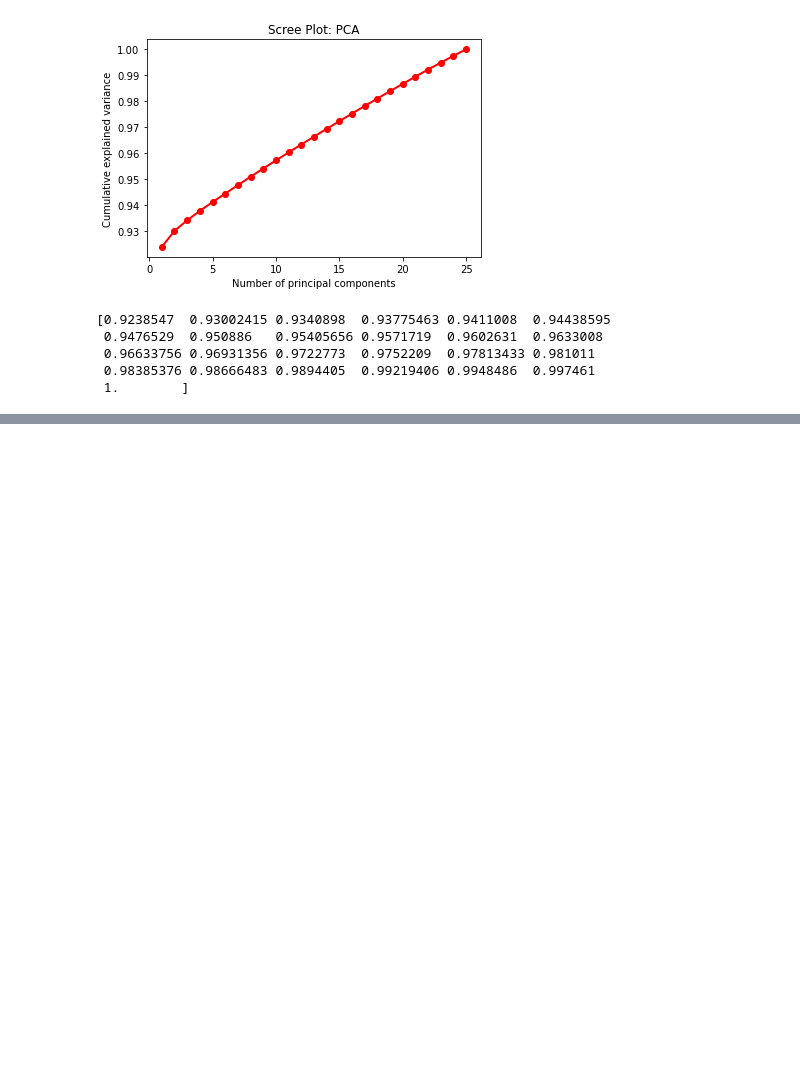
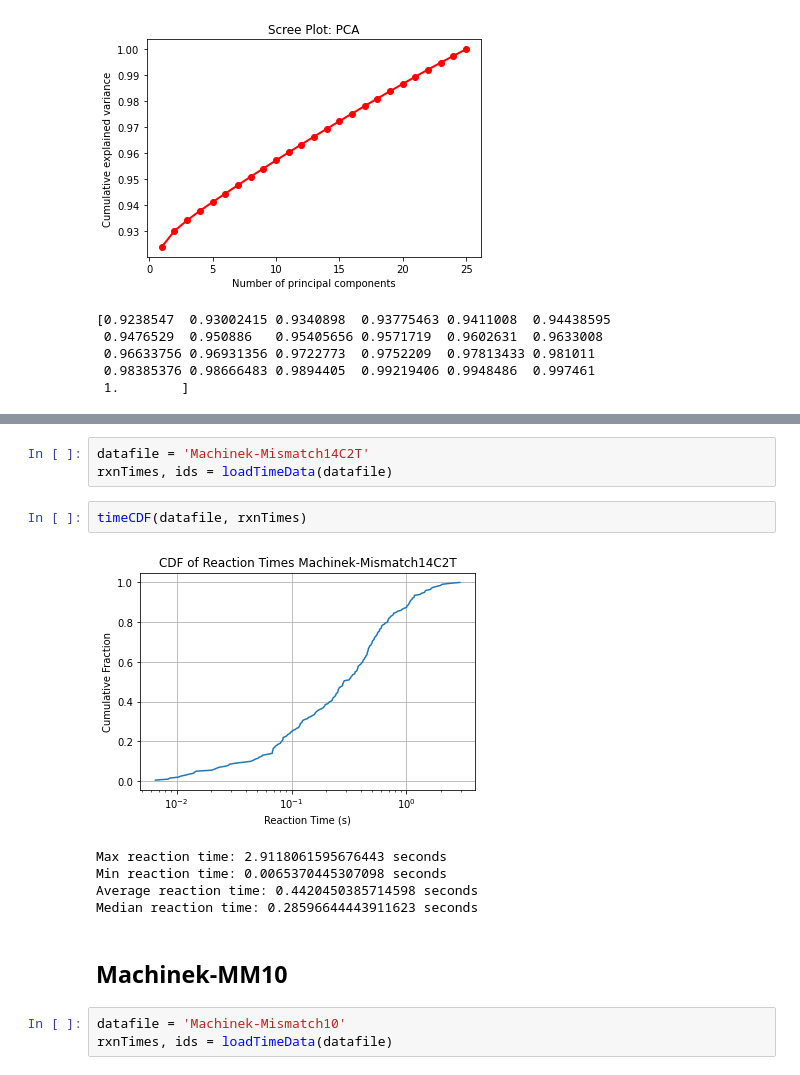
Before and after one commit to chenwei-zhang/ViDa, a Jupyter notebook: vida/threestrand_note_stats.ipynb, the cells around one changed output, grey strips where cells are left out. Drawn from its saved outputs; the diff is of its cells as text; blank space fills up the shorter version.

```diff
--- a/vida/threestrand_note_stats.ipynb
+++ b/vida/threestrand_note_stats.ipynb
@@ -559,0 +437,16 @@ print(np.cumsum(cm.explained_variance_ratio_))
+# %%
+datafile = 'Machinek-Mismatch14C2T'
+rxnTimes, ids = loadTimeData(datafile)
+# %%
+timeCDF(datafile, rxnTimes)
+# %% [output]
+[figure, added]
+Max reaction time: 2.9118061595676443 seconds
+Min reaction time: 0.0065370445307098 seconds
+Average reaction time: 0.4420450385714598 seconds
+Median reaction time: 0.28596644443911623 seconds
+# %% [markdown]
+## Machinek-MM10
+# %%
+datafile = 'Machinek-Mismatch10'
+rxnTimes, ids = loadTimeData(datafile)
```
Also changed, not shown: parts of 41 cells of this notebook, 6 other files.
